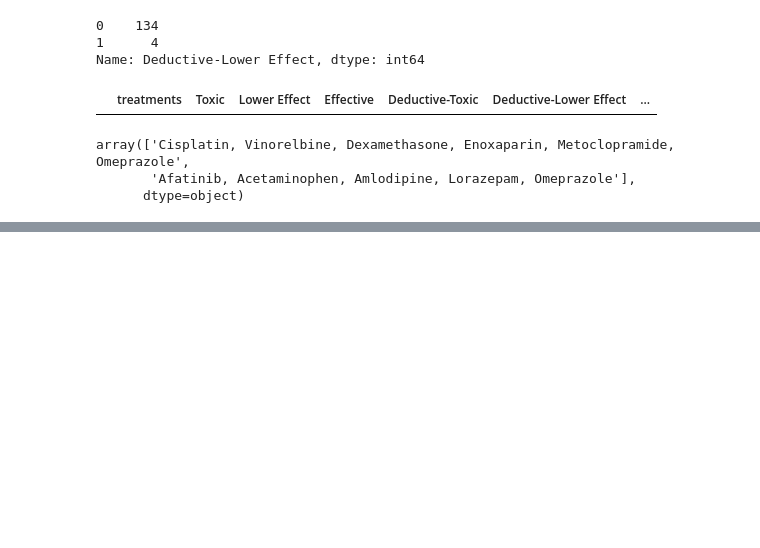
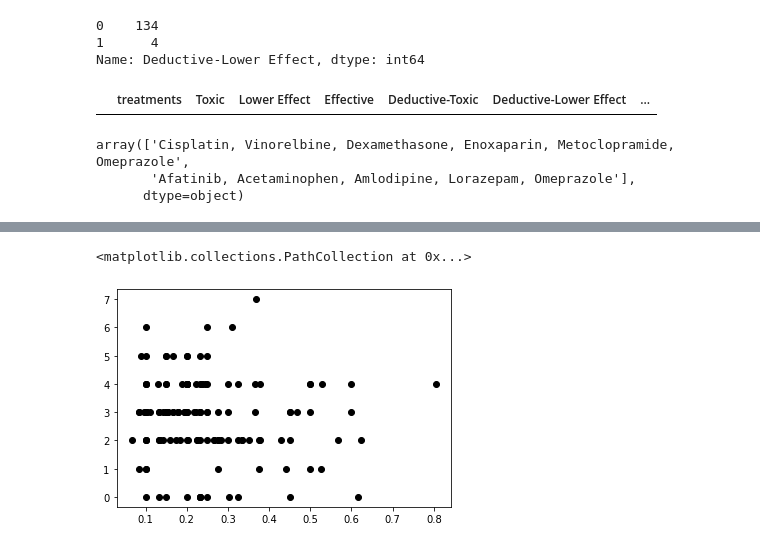
Before and after one commit to arivasm/Neuro-Symbolic_Treatment-Response, a Jupyter notebook: Evaluate_treatment.ipynb, the cells around one changed output, grey strips where cells are left out. Saved outputs shown, nothing was run; the diff lists cells and outputs as text; code cells hidden in the pictures; blank space fills up the shorter version.

```diff
--- a/Evaluate_treatment.ipynb
+++ b/Evaluate_treatment.ipynb
@@ -203,3 +220,10 @@ treatment_class.head()
+# %%
+import matplotlib.pyplot as plt
+# Plot outputs
+plt.scatter(treatment_class[['Deductive-Toxic']], treatment_class[['Toxicity']], color="black")
+# %% [output]
+<matplotlib.collections.PathCollection at 0x...>
+[figure, added]
 # %%
 treatment_class
 # %% [output]
```
Also changed, not shown: parts of 4 cells of this notebook, 6 other files.
